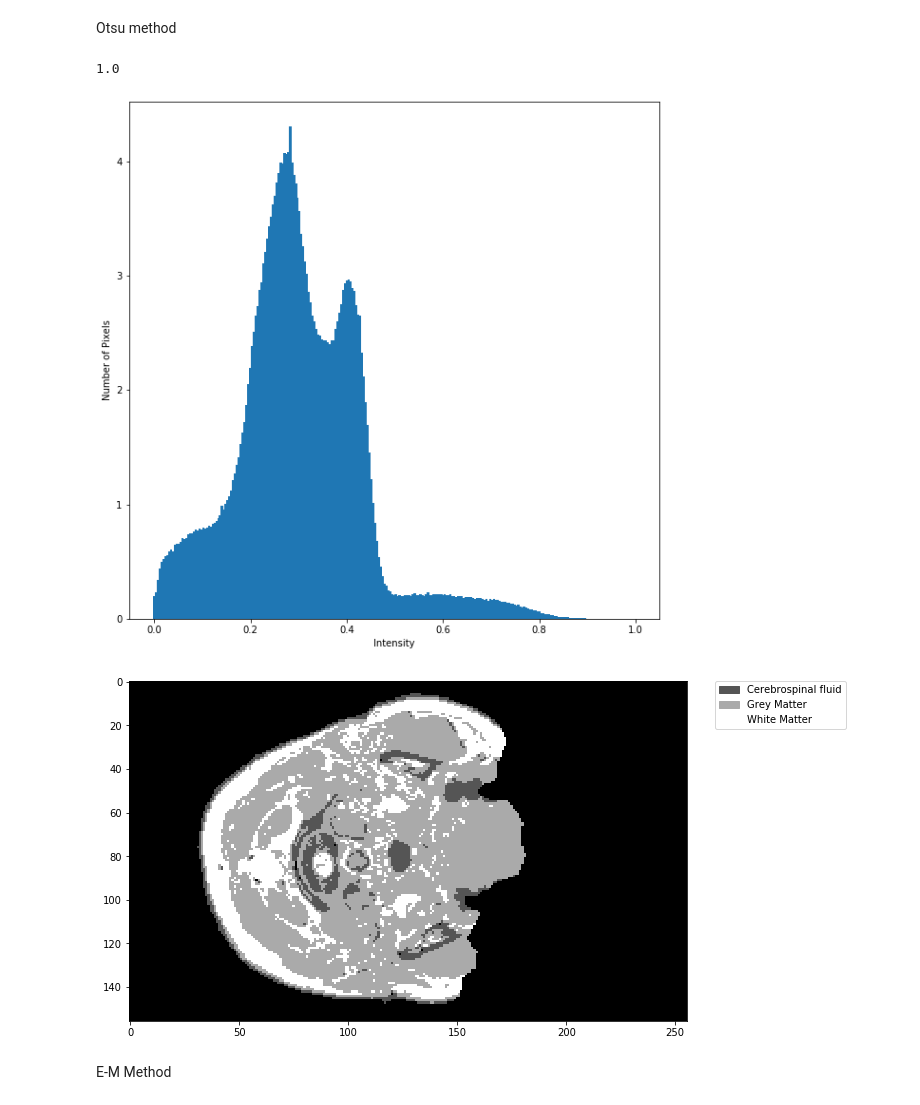
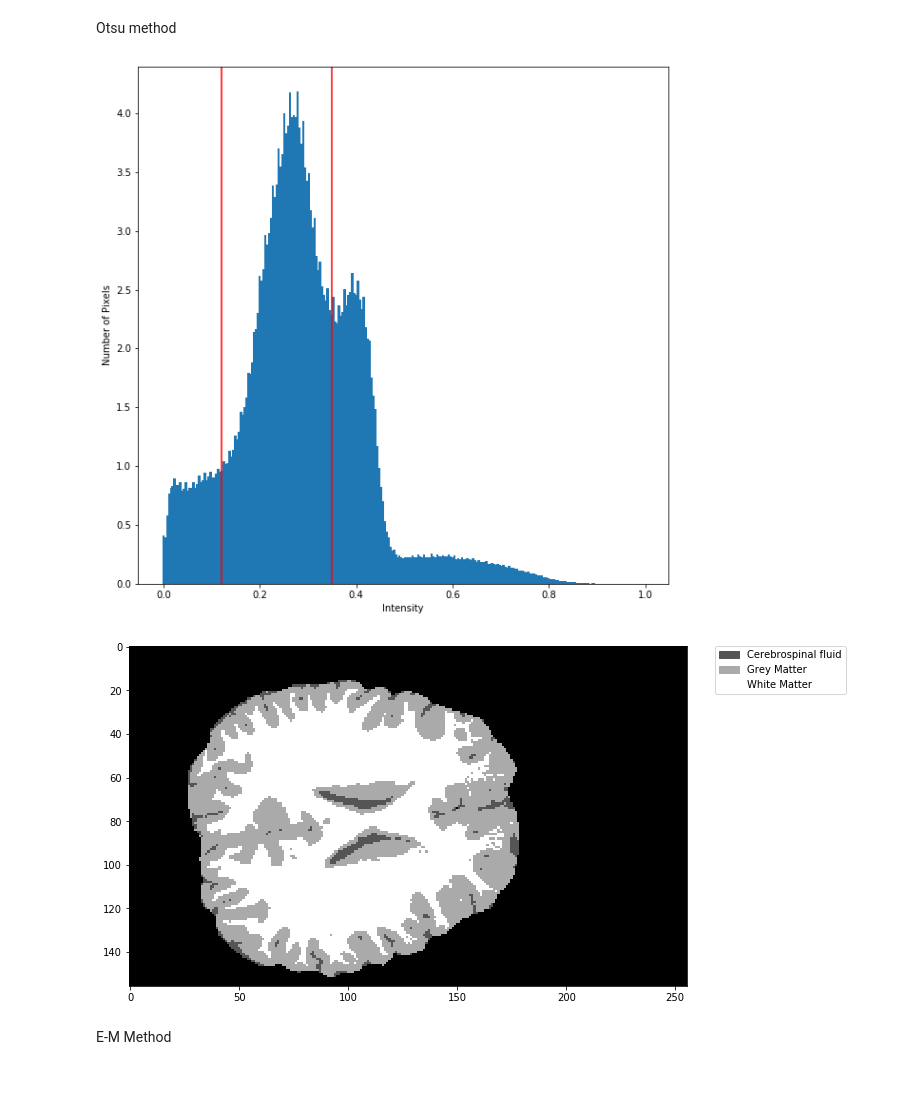
Before and after one commit to nathan-14200/wsbim2243, a Jupyter notebook: Segmentation.ipynb, the cells around one changed output. Drawn from its saved outputs; the diff is of its cells as text; code cells hidden in the pictures.

```diff
--- a/Segmentation.ipynb
+++ b/Segmentation.ipynb
@@ -209,19 +201,11 @@ def plotHistogram(array):
 
 ## Read and rescale image between 0 and 1
 originalBrainImg = mask_data
-"""for i in range(originalBrainImg.shape[0]):
-    for j in range(originalBrainImg.shape[1]):
-        for z in range(originalBrainImg.shape[2]):
-            if mask_data[i,j,z]==0.0:
-                 originalBrainImg[i,j,z]=0.0"""
+
 
 
 originalBrainImg = originalBrainImg / np.max(originalBrainImg)
-#for i in range(originalBrainImg.shape[0]):
-    #for j in range(originalBrainImg.shape[1]):
-        #for z in range(originalBrainImg.shape[2]):
-           # if originalBrainImg[i,j,z]<0.05:
-                 #originalBrainImg[i,j,z]=0.0
+
 
 
 ## Get only non zeros pixels from the image (Use functions from previous cell)
@@ -242,38 +226,36 @@ def OtsuSeg(BrainImg, tresh):
                     SegmentedBrain[i,j,z] = 1
     return SegmentedBrain
 # %%
-tresh = [1000,2000]
-print(np.max(originalBrainImg))
-plotHistogram(ZeroBrainImg)
-#OtsuBrain = OtsuSeg(originalBrainImg,tresh)
+tresh = [0.12,0.35]
+plotHistogramWithTresholds(ZeroBrainImg,tresh)
+OtsuBrain = OtsuSeg(originalBrainImg,tresh)
 # %% [output]
-1.0
-[figure, old version]
+[figure, new version]
 # %%
 ## Show EM segmentation results
 
 
 
 values = np.unique(OtsuBrain.ravel())
 values = values[1:]
 
 plt.figure(figsize=(10,10))
-im = plt.imshow(OtsuBrain[:,:,90],cmap=plt.cm.gray)
+im = plt.imshow(OtsuBrain[:,:,190],cmap=plt.cm.gray)
 
 # get the colors of the values, according to the
 # colormap used by imshow
 
 colors = [ im.cmap(im.norm(value)) for value in values]
 # create a patch (proxy artist) for every color
 labels = {0: 'Cerebrospinal fluid',1:'Grey Matter',2:'White Matter'}
 
 patches = [ mpatches.Patch(color=colors[i], label=labels[i]) for i in range(len(values))]
 # put those patched as legend-handles into the legend
 plt.legend(handles=patches, bbox_to_anchor=(1.05, 1), loc=2, borderaxespad=0. )
 
 plt.show()
 # %% [output]
-[figure, old version]
+[figure, new version]
 # %% [markdown]
 E-M Method
 # %%
```
Also changed, not shown: parts of 8 cells of this notebook.
